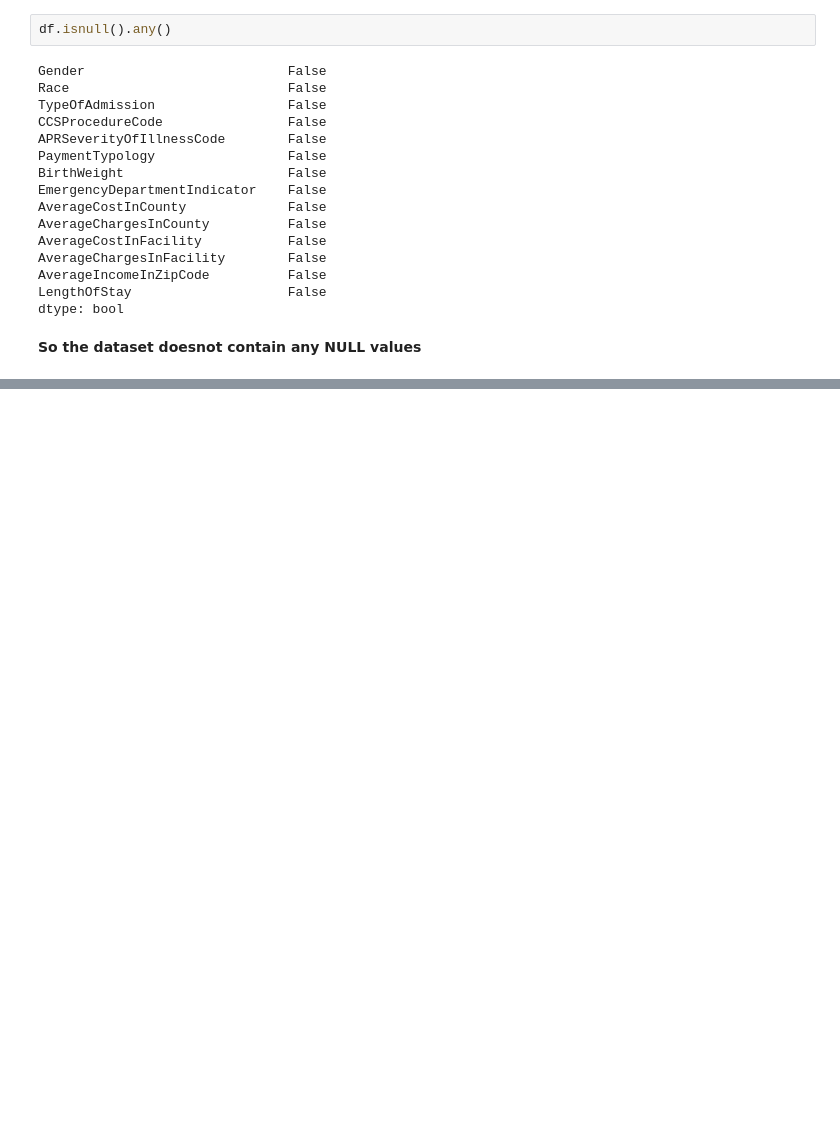
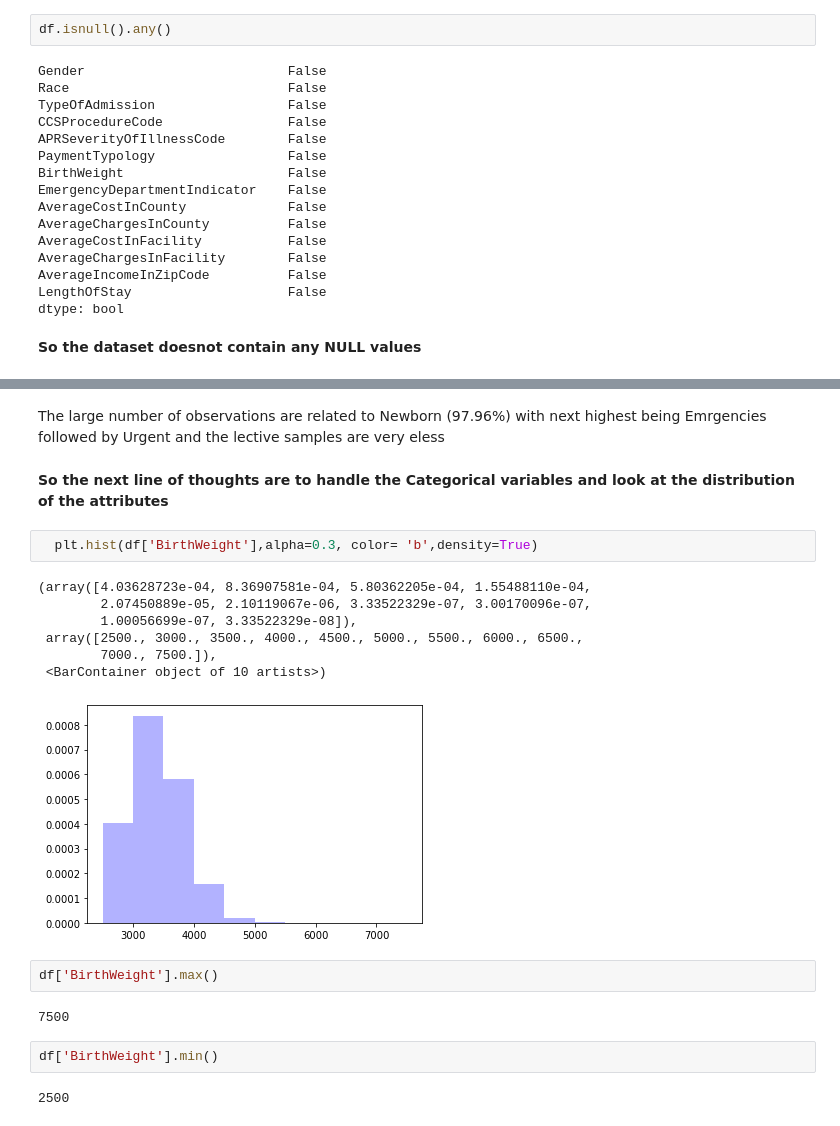
Before and after one commit to s3785704/machine-learning-assign01, a Jupyter notebook: assign1.ipynb, the cells around one changed output, grey strips where cells are left out. Drawn from its saved outputs; the diff is of its cells as text; blank space fills up the shorter version.

Commit message:
Further EDA on the attributes of the dataset

```diff
--- a/assign1.ipynb
+++ b/assign1.ipynb
@@ -139,0 +185,22 @@ dtype: bool
+# %% [markdown]
+The large number of observations are related to Newborn (97.96%) with next highest being Emrgencies followed by Urgent and the lective samples are very eless
+# %% [markdown]
+<b>So the next line of thoughts are to handle the Categorical variables and look at the distribution of the  attributes
+# %%
+  plt.hist(df['BirthWeight'],alpha=0.3, color= 'b',density=True)
+# %% [output]
+(array([4.03628723e-04, 8.36907581e-04, 5.80362205e-04, 1.55488110e-04,
+        2.07450889e-05, 2.10119067e-06, 3.33522329e-07, 3.00170096e-07,
+        1.00056699e-07, 3.33522329e-08]),
+ array([2500., 3000., 3500., 4000., 4500., 5000., 5500., 6000., 6500.,
+        7000., 7500.]),
+ <BarContainer object of 10 artists>)
+[figure, added]
+# %%
+df['BirthWeight'].max()
+# %% [output]
+7500
+# %%
+df['BirthWeight'].min()
+# %% [output]
+2500
```
Also changed, not shown: parts of 24 cells of this notebook.
